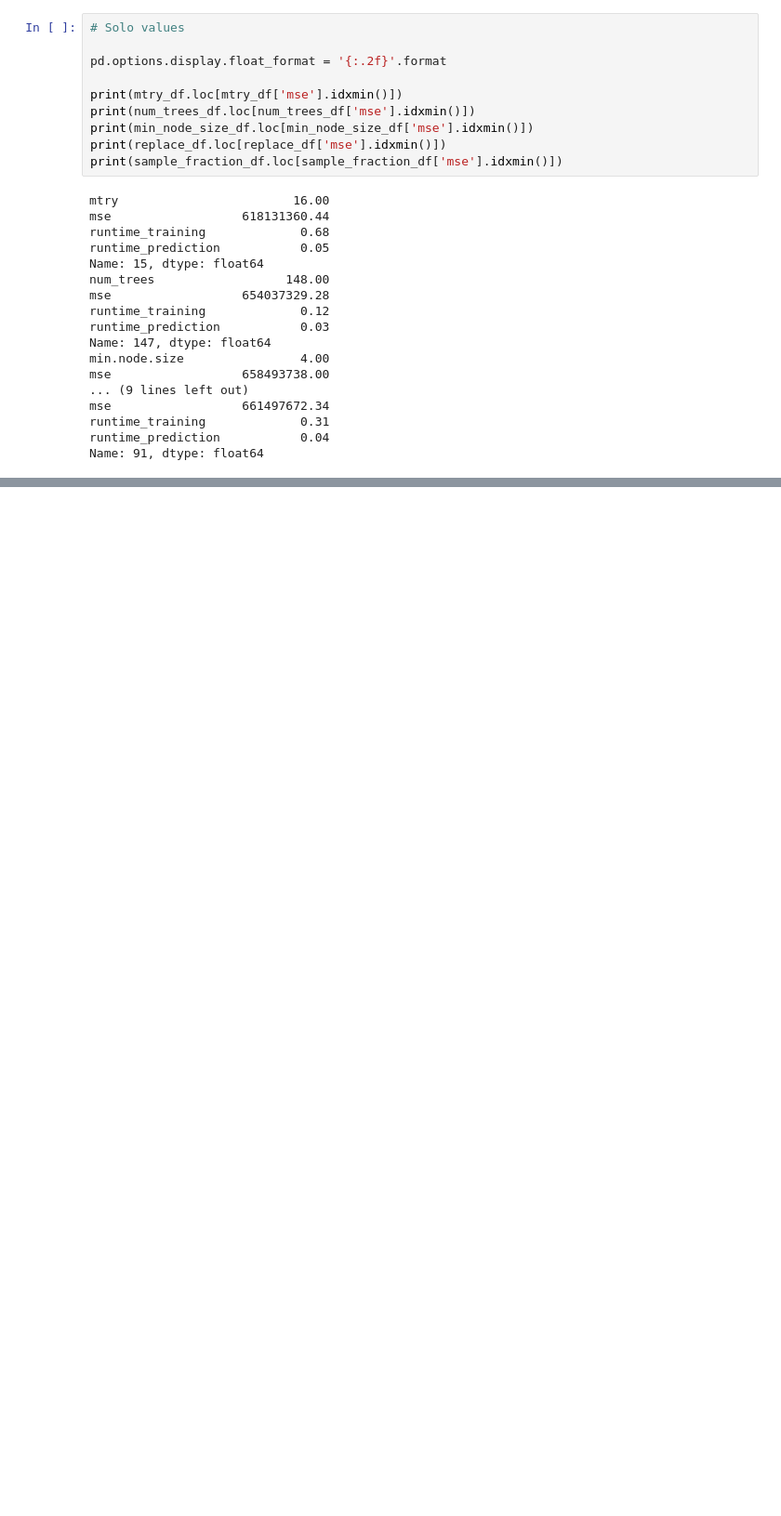
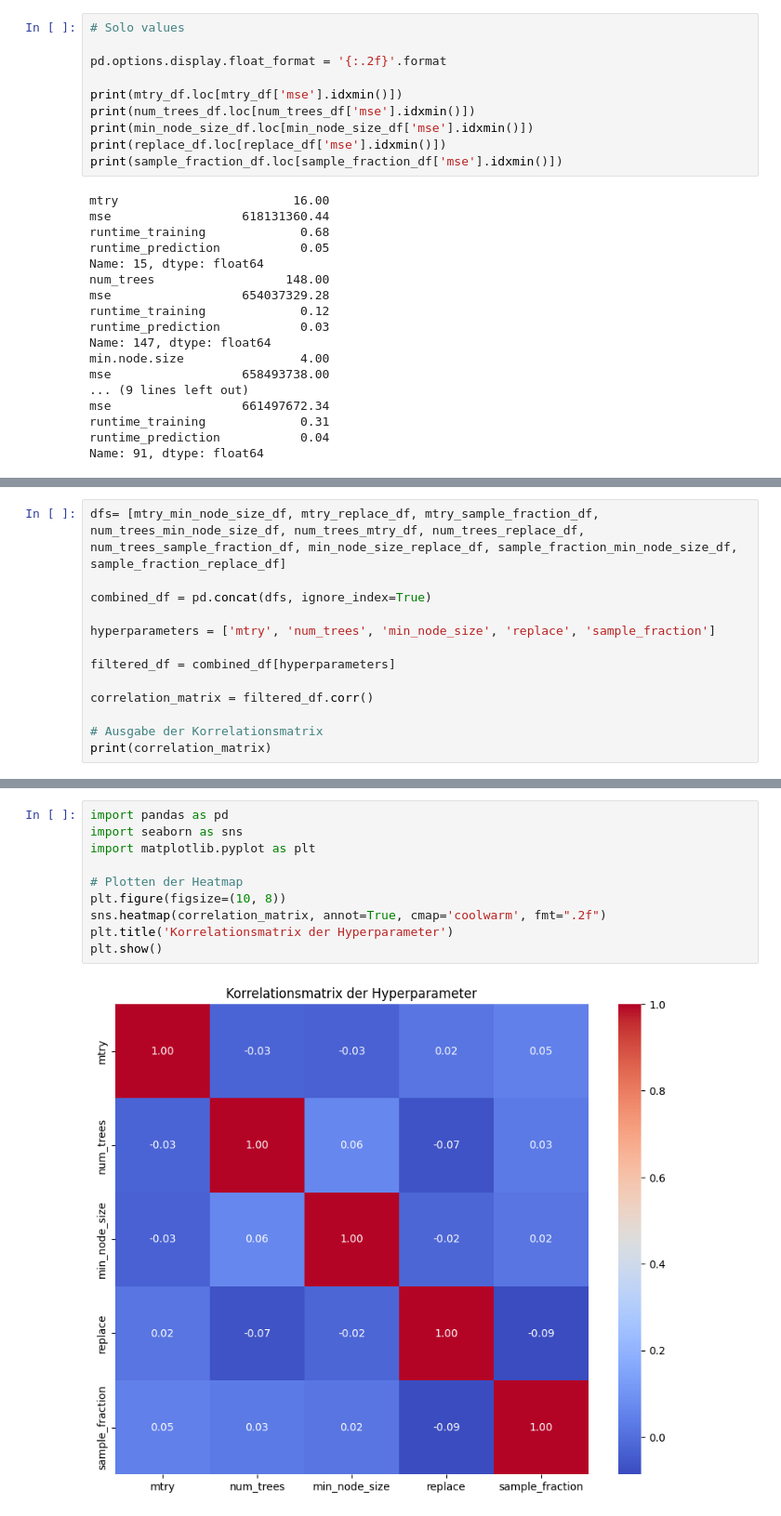
Before and after one commit to TimonKaeppel/tuning_house_prices, a Jupyter notebook: general_analysis.ipynb, the cells around one changed output, grey strips where cells are left out. Shown: that part at 93% size. Drawn from its saved outputs; the diff is of its cells as text; blank space fills up the shorter version.

```diff
--- a/general_analysis.ipynb
+++ b/general_analysis.ipynb
@@ -86,0 +118,13 @@ Name: 91, dtype: float64
+# %%
+dfs= [mtry_min_node_size_df, mtry_replace_df, mtry_sample_fraction_df, num_trees_min_node_size_df, num_trees_mtry_df, num_trees_replace_df, num_trees_sample_fraction_df, min_node_size_replace_df, sample_fraction_min_node_size_df, sample_fraction_replace_df]
+
+combined_df = pd.concat(dfs, ignore_index=True)
+
+hyperparameters = ['mtry', 'num_trees', 'min_node_size', 'replace', 'sample_fraction']
+
+filtered_df = combined_df[hyperparameters]
+
+correlation_matrix = filtered_df.corr()
+
+# Ausgabe der Korrelationsmatrix
+print(correlation_matrix)
@@ -86,0 +154,12 @@ Name: 91, dtype: float64
+# %%
+import pandas as pd
+import seaborn as sns
+import matplotlib.pyplot as plt
+
+# Plotten der Heatmap
+plt.figure(figsize=(10, 8))
+sns.heatmap(correlation_matrix, annot=True, cmap='coolwarm', fmt=".2f")
+plt.title('Korrelationsmatrix der Hyperparameter')
+plt.show()
+# %% [output]
+[figure, added]
```
Also changed, not shown: parts of 10 cells of this notebook, 23 other files.
